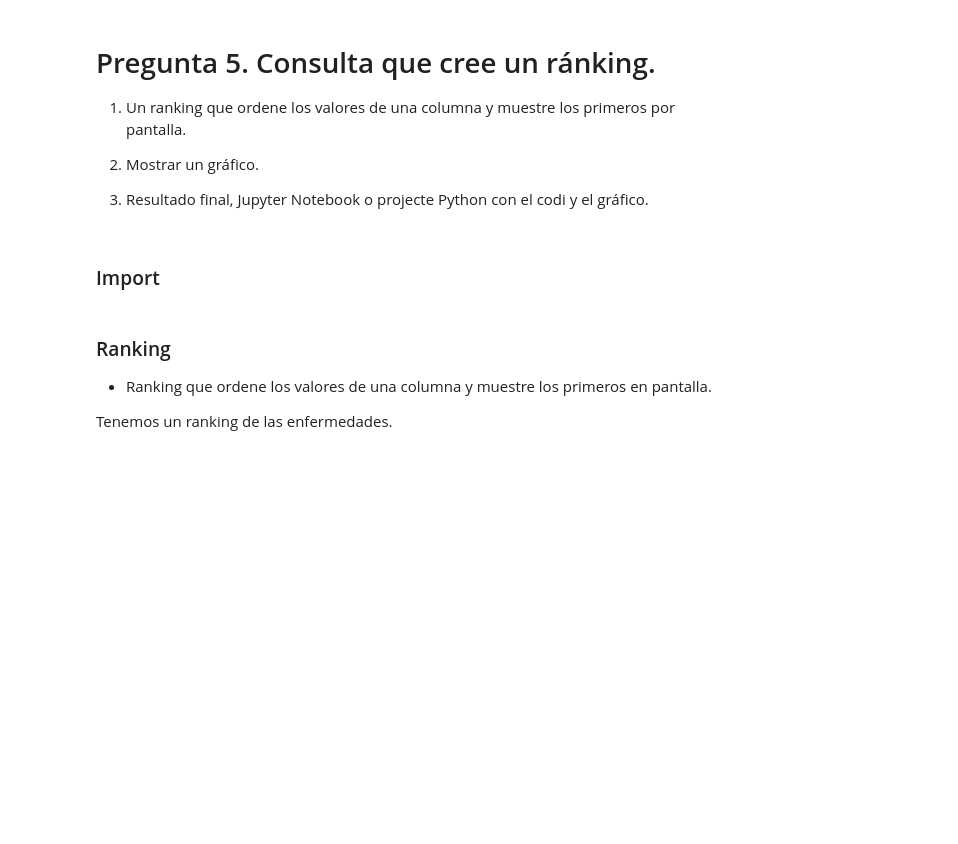
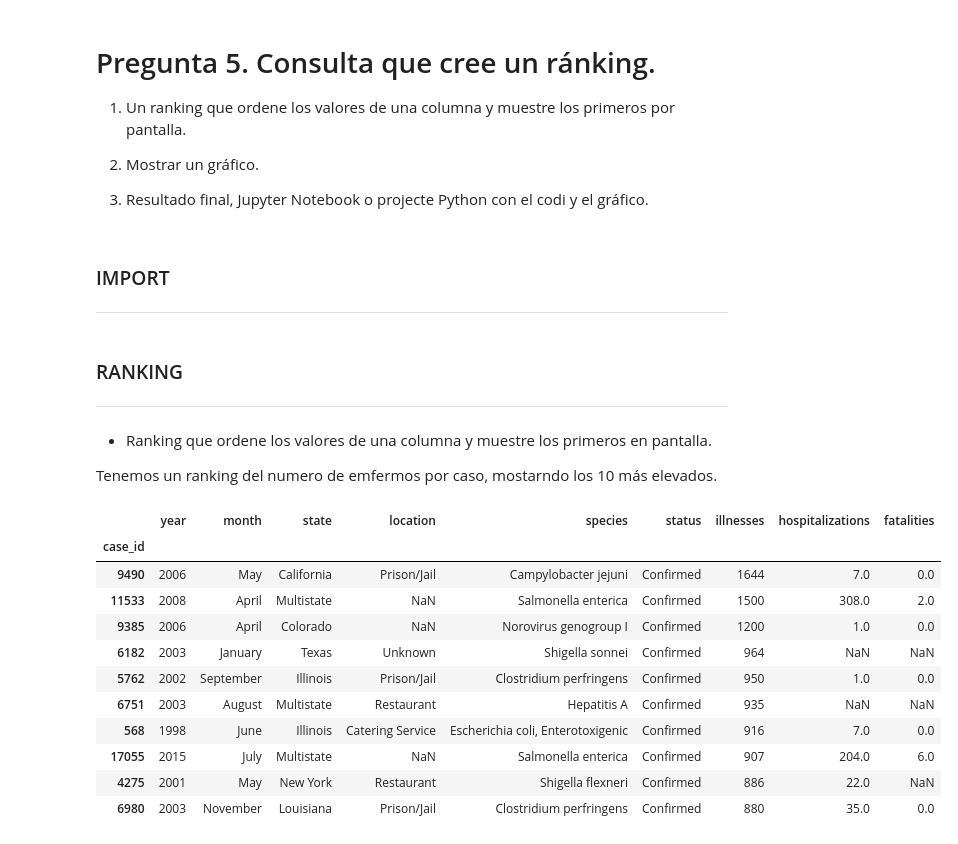
Before and after one commit to heloint/m14_uf1_pt1, a Jupyter notebook: 5-ranking/q5.ipynb, the cells around one changed output. Saved outputs shown, nothing was run; the diff lists cells and outputs as text; code cells hidden in the pictures; blank space fills up the shorter version.

```diff
--- a/5-ranking/q5.ipynb
+++ b/5-ranking/q5.ipynb
@@ -6,18 +6,34 @@
 2. Mostrar un gráfico.
 3. Resultado final, Jupyter Notebook o projecte Python con el codi y el gráfico.
 # %% [markdown]
-### Import
+### IMPORT
+---
 # %%
 import numpy as np
 import pandas as pd
 # %% [markdown]
-### Ranking
+### RANKING
+---
 - Ranking que ordene los valores de una columna y muestre los primeros en pantalla.
 
-Tenemos un ranking de las enfermedades.
+Tenemos un ranking del numero de emfermos por caso, mostarndo los 10 más elevados.
 # %%
-data: pd.DataFrame = pd.read_csv('/home/ani/m14_uf1_pt1/data/cleaned_csv/cases.csv', index_col="case_id")
+data: pd.DataFrame = pd.read_csv("../data/cleaned_csv/3-question_results/cases.csv", index_col="case_id")
 df = data.sort_values(by= ["illnesses"], axis=0, ascending=False)
 
 ranking  = df.head(10)
+ranking
+# %% [output]
+|  | year | month | state | location | species | status | illnesses | hospitalizations | fatalities |
+| case_id |  |  |  |  |  |  |  |  |  |
+| 9490 | 2006 | May | California | Prison/Jail | Campylobacter jejuni | Confirmed | 1644 | 7.0 | 0.0 |
+| 11533 | 2008 | April | Multistate | NaN | Salmonella enterica | Confirmed | 1500 | 308.0 | 2.0 |
+| 9385 | 2006 | April | Colorado | NaN | Norovirus genogroup I | Confirmed | 1200 | 1.0 | 0.0 |
+| 6182 | 2003 | January | Texas | Unknown | Shigella sonnei | Confirmed | 964 | NaN | NaN |
+| 5762 | 2002 | September | Illinois | Prison/Jail | Clostridium perfringens | Confirmed | 950 | 1.0 | 0.0 |
+| 6751 | 2003 | August | Multistate | Restaurant | Hepatitis A | Confirmed | 935 | NaN | NaN |
+| 568 | 1998 | June | Illinois | Catering Service | Escherichia coli, Enterotoxigenic | Confirmed | 916 | 7.0 | 0.0 |
+| 17055 | 2015 | July | Multistate | NaN | Salmonella enterica | Confirmed | 907 | 204.0 | 6.0 |
+| 4275 | 2001 | May | New York | Restaurant | Shigella flexneri | Confirmed | 886 | 22.0 | NaN |
+| 6980 | 2003 | November | Louisiana | Prison/Jail | Clostridium perfringens | Confirmed | 880 | 35.0 | 0.0 |
 # %% [markdown]
```
Also changed, not shown: parts of 3 cells of this notebook, 2 other files.
